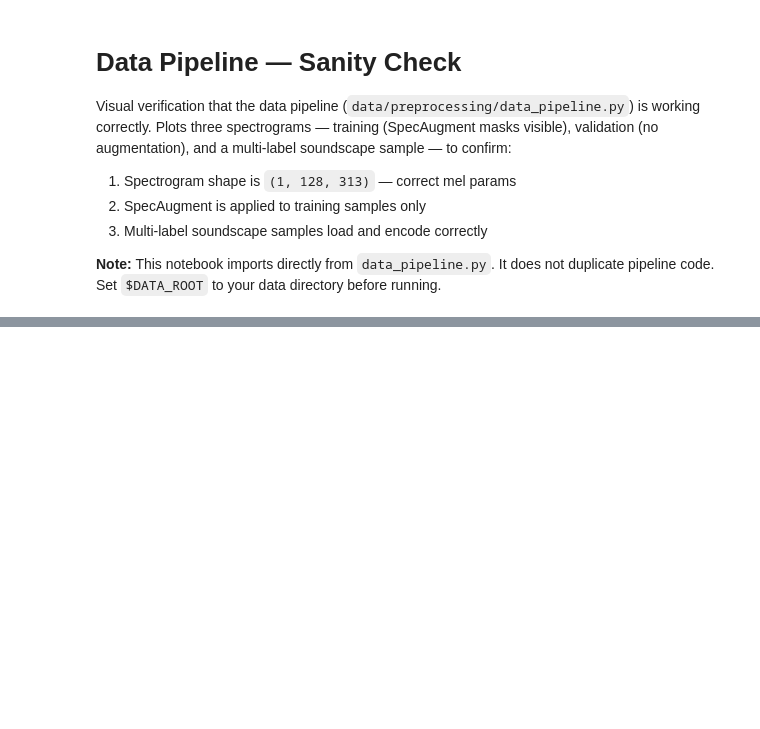
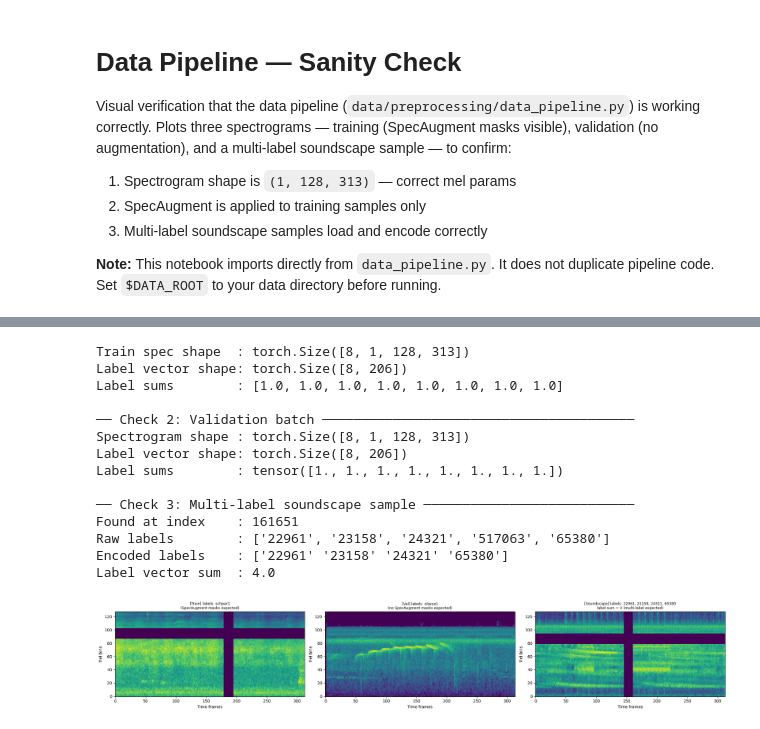
Before and after one commit to AdriSchm92/aml2026-group-10, a Jupyter notebook: data/preprocessing/preprocessing_check.ipynb, the cells around one changed output, grey strips where cells are left out. Saved outputs shown, nothing was run; the diff lists cells and outputs as text; code cells hidden in the pictures; blank space fills up the shorter version.

```diff
--- a/data/preprocessing/preprocessing_check.ipynb
+++ b/data/preprocessing/preprocessing_check.ipynb
@@ -111,0 +63,74 @@ plt.show()
+# %%
+fig, axes = plt.subplots(1, 3, figsize=(22, 4))
+
+# ── Check 1: Training spectrogram (SpecAugment masks expected) ──────────────
+train_specs, train_labels = next(iter(train_loader))
+print(f"Train spec shape  : {train_specs.shape}")   # (8, 1, 128, 313)
+print(f"Label vector shape: {train_labels.shape}")  # (8, K)
+print(f"Label sums        : {train_labels.sum(dim=1).tolist()}")
+
+ax = axes[0]
+ax.imshow(train_specs[0, 0].numpy(), aspect='auto', origin='lower', cmap='viridis')
+active = mlb.classes_[train_labels[0].bool().numpy()]
+ax.set_title(f"[Train] labels: {', '.join(active)}\n"
+             f"(SpecAugment masks expected)", fontsize=9)
+ax.set_xlabel("Time frames"); ax.set_ylabel("Mel bins")
+
+
+print("\n── Check 2: Validation batch ────────────────────────────────────────")
+val_specs, val_labels = next(iter(val_loader))
+print(f"Spectrogram shape : {val_specs.shape}")
+print(f"Label vector shape: {val_labels.shape}")
+print(f"Label sums        : {val_labels.sum(dim=1)}")   # all 1 (single-label)
+
+ax = axes[1]
+ax.imshow(val_specs[0, 0].numpy(), aspect='auto', origin='lower', cmap='viridis')
+active_val = mlb.classes_[val_labels[0].bool().numpy()]
+ax.set_title(f"[Val] labels: {', '.join(active_val)}\n"
+             f"(no SpecAugment masks expected)", fontsize=9)
+ax.set_xlabel("Time frames"); ax.set_ylabel("Mel bins")
+
+print("\n── Check 3: Multi-label soundscape sample ───────────────────────────")
+multi_label_idx = None
+for i, sample in enumerate(train_loader.dataset.samples):
+    if len(sample['labels']) > 1:
+        multi_label_idx = i
+        break
+
+if multi_label_idx is not None:
+    spec_ml, label_ml = train_loader.dataset[multi_label_idx]
+    sample_ml         = train_loader.dataset.samples[multi_label_idx]
+    active_ml         = mlb.classes_[label_ml.bool().numpy()]
+    print(f"Found at index    : {multi_label_idx}")
+    print(f"Raw labels        : {sample_ml['labels']}")
+    print(f"Encoded labels    : {active_ml}")
+    print(f"Label vector sum  : {label_ml.sum()}")  # should be > 1
+
+    ax = axes[2]
+    ax.imshow(spec_ml[0].numpy(), aspect='auto', origin='lower', cmap='viridis')
+    ax.set_title(f"[Soundscape] labels: {', '.join(active_ml)}\n"
+                 f"label sum = {int(label_ml.sum())} (multi-label expected)", fontsize=9)
+    ax.set_xlabel("Time frames"); ax.set_ylabel("Mel bins")
+else:
+    print("No multi-label soundscape sample found — check soundscapes CSV loading.")
+    axes[2].set_title("[Soundscape] — no multi-label sample found")
+    axes[2].axis('off')
+
+plt.tight_layout()
+plt.show()
+# %% [output]
+Train spec shape  : torch.Size([8, 1, 128, 313])
+Label vector shape: torch.Size([8, 206])
+Label sums        : [1.0, 1.0, 1.0, 1.0, 1.0, 1.0, 1.0, 1.0]
+
+── Check 2: Validation batch ────────────────────────────────────────
+Spectrogram shape : torch.Size([8, 1, 128, 313])
+Label vector shape: torch.Size([8, 206])
+Label sums        : tensor([1., 1., 1., 1., 1., 1., 1., 1.])
+
+── Check 3: Multi-label soundscape sample ───────────────────────────
+Found at index    : 161651
+Raw labels        : ['22961', '23158', '24321', '517063', '65380']
+Encoded labels    : ['22961' '23158' '24321' '65380']
+Label vector sum  : 4.0
+[figure, added]
```
Also changed, not shown: parts of 2 cells of this notebook, 1 other file.
